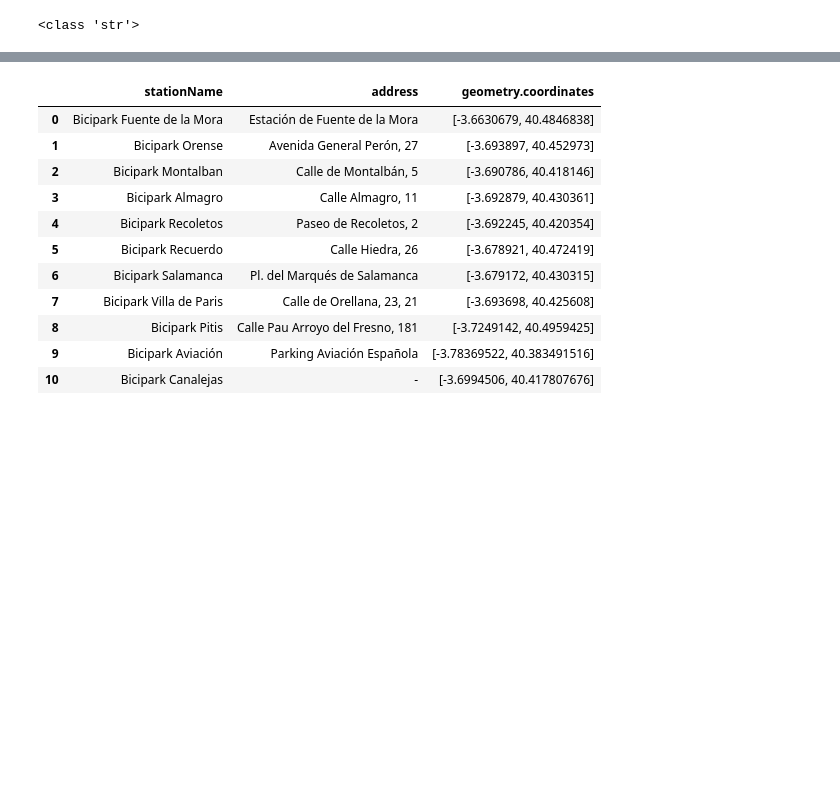
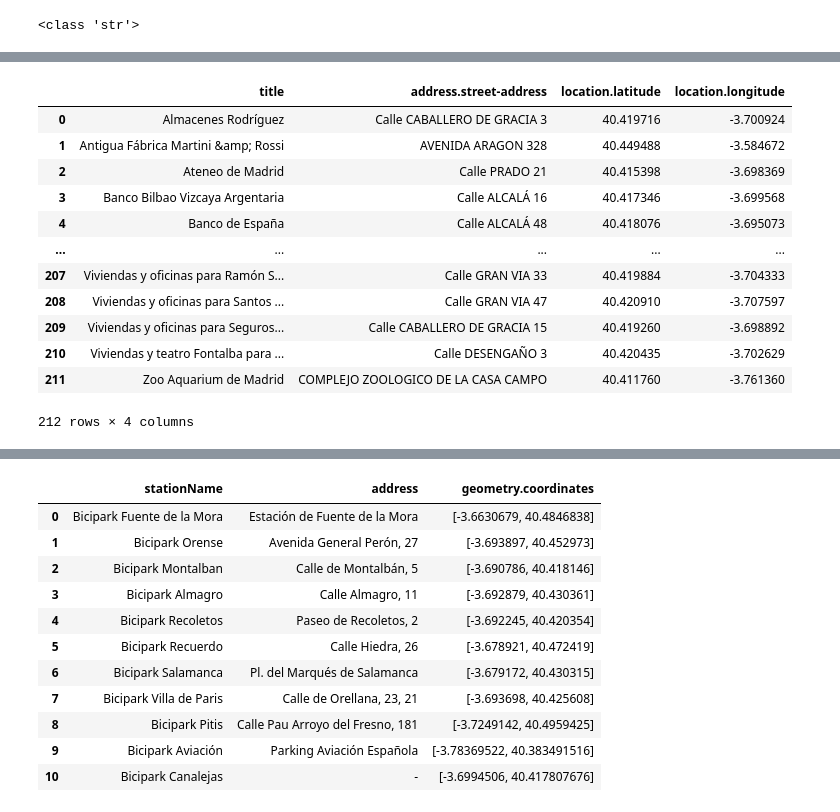
Before and after one commit to SilviaAlconGarrido/project_m1, a Jupyter notebook: notebooks/dev_notebook_.ipynb, the cells around one changed output, grey strips where cells are left out. Cells and saved outputs as stored; diff of their text form; code cells hidden in the pictures; blank space fills up the shorter version.

```diff
--- a/notebooks/dev_notebook_.ipynb
+++ b/notebooks/dev_notebook_.ipynb
@@ -41,0 +64,17 @@ parsed_html
+# %%
+df_column_json = df_json[['title', 'address.street-address', 'location.latitude', 'location.longitude']]
+df_column_json
+# %% [output]
+|  | title | address.street-address | location.latitude | location.longitude |
+| 0 | Almacenes Rodríguez | Calle CABALLERO DE GRACIA 3 | 40.419716 | -3.700924 |
+| 1 | Antigua Fábrica Martini &amp; Rossi | AVENIDA ARAGON 328 | 40.449488 | -3.584672 |
+| 2 | Ateneo de Madrid | Calle PRADO 21 | 40.415398 | -3.698369 |
+| 3 | Banco Bilbao Vizcaya Argentaria | Calle ALCALÁ 16 | 40.417346 | -3.699568 |
+| 4 | Banco de España | Calle ALCALÁ 48 | 40.418076 | -3.695073 |
+| ... | ... | ... | ... | ... |
+| 207 | Viviendas y oficinas para Ramón S... | Calle GRAN VIA 33 | 40.419884 | -3.704333 |
+| 208 | Viviendas y oficinas para Santos ... | Calle GRAN VIA 47 | 40.420910 | -3.707597 |
+| 209 | Viviendas y oficinas para Seguros... | Calle CABALLERO DE GRACIA 15 | 40.419260 | -3.698892 |
+| 210 | Viviendas y teatro Fontalba para ... | Calle DESENGAÑO 3 | 40.420435 | -3.702629 |
+| 211 | Zoo Aquarium de Madrid | COMPLEJO ZOOLOGICO DE LA CASA CAMPO | 40.411760 | -3.761360 |
+212 rows × 4 columns
```
Also changed, not shown: parts of 22 cells of this notebook.
